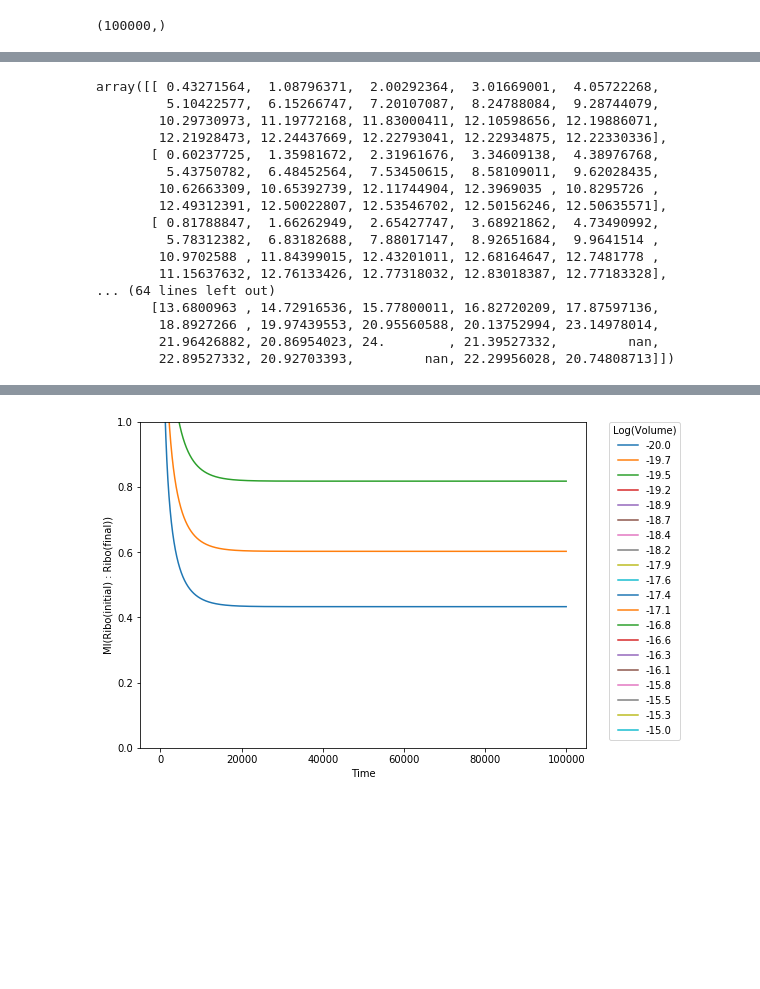
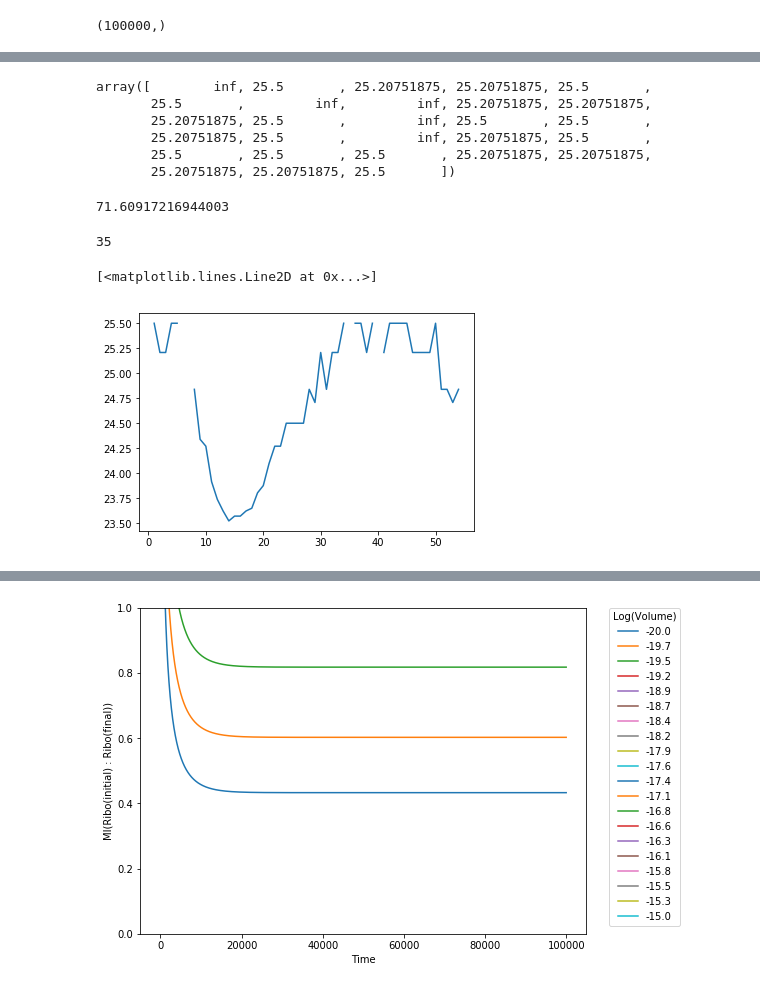
Before and after one commit to Ngort/Cellsim, a Jupyter notebook: Cellsim/MICollapse-real_scaling.ipynb, the cells around one changed output, grey strips where cells are left out. Saved outputs shown, nothing was run; the diff lists cells and outputs as text; code cells hidden in the pictures; blank space fills up the shorter version.

```diff
--- a/Cellsim/MICollapse-real_scaling.ipynb
+++ b/Cellsim/MICollapse-real_scaling.ipynb
@@ -376,20 +407,30 @@ plt.show()
-# %%
-ribo_matrix
-# %% [output]
-array([[ 0.43271564,  1.08796371,  2.00292364,  3.01669001,  4.05722268,
-         5.10422577,  6.15266747,  7.20107087,  8.24788084,  9.28744079,
-        10.29730973, 11.19772168, 11.83000411, 12.10598656, 12.19886071,
-        12.21928473, 12.24437669, 12.22793041, 12.22934875, 12.22330336],
-       [ 0.60237725,  1.35981672,  2.31961676,  3.34609138,  4.38976768,
-         5.43750782,  6.48452564,  7.53450615,  8.58109011,  9.62028435,
-        10.62663309, 10.65392739, 12.11744904, 12.3969035 , 10.8295726 ,
-        12.49312391, 12.50022807, 12.53546702, 12.50156246, 12.50635571],
-       [ 0.81788847,  1.66262949,  2.65427747,  3.68921862,  4.73490992,
-         5.78312382,  6.83182688,  7.88017147,  8.92651684,  9.9641514 ,
-        10.9702588 , 11.84399015, 12.43201011, 12.68164647, 12.7481778 ,
-        11.15637632, 12.76133426, 12.77318032, 12.83018387, 12.77183328],
-... (64 lines left out)
-       [13.6800963 , 14.72916536, 15.77800011, 16.82720209, 17.87597136,
-        18.8927266 , 19.97439553, 20.95560588, 20.13752994, 23.14978014,
-        21.96426882, 20.86954023, 24.        , 21.39527332,         nan,
-        22.89527332, 20.92703393,         nan, 22.29956028, 20.74808713]])
+# %%
+traj_indet = Trajectory(volume=1e-15, cov_scaling=4.281332398719396e+17, division=False)
+# %%
+# matrix_length = 20
+# volumes = np.logspace(-20,-15,matrix_length)
+# scaling_factors = np.logspace(-10,25,matrix_length)
+
+# volumes[-1]
+# scaling_factors[-5]
+traj_indet.mi_ribo[np.where(traj_indet.mi_ribo > 25)]
+# %% [output]
+array([        inf, 25.5       , 25.20751875, 25.20751875, 25.5       ,
+       25.5       ,         inf,         inf, 25.20751875, 25.20751875,
+       25.20751875, 25.5       ,         inf, 25.5       , 25.5       ,
+       25.20751875, 25.5       ,         inf, 25.20751875, 25.5       ,
+       25.5       , 25.5       , 25.5       , 25.20751875, 25.20751875,
+       25.20751875, 25.20751875, 25.5       ])
+# %%
+traj_indet.get_div_time(traj_indet.volume)
+# %% [output]
+71.60917216944003
+# %%
+traj_indet.div_time_index
+# %% [output]
+35
+# %%
+plt.plot(traj_indet.mi_ribo[:traj_indet.div_time_index+20])
+# %% [output]
+[<matplotlib.lines.Line2D at 0x...>]
+[figure, added]
```
Also changed, not shown: parts of 11 cells of this notebook.
